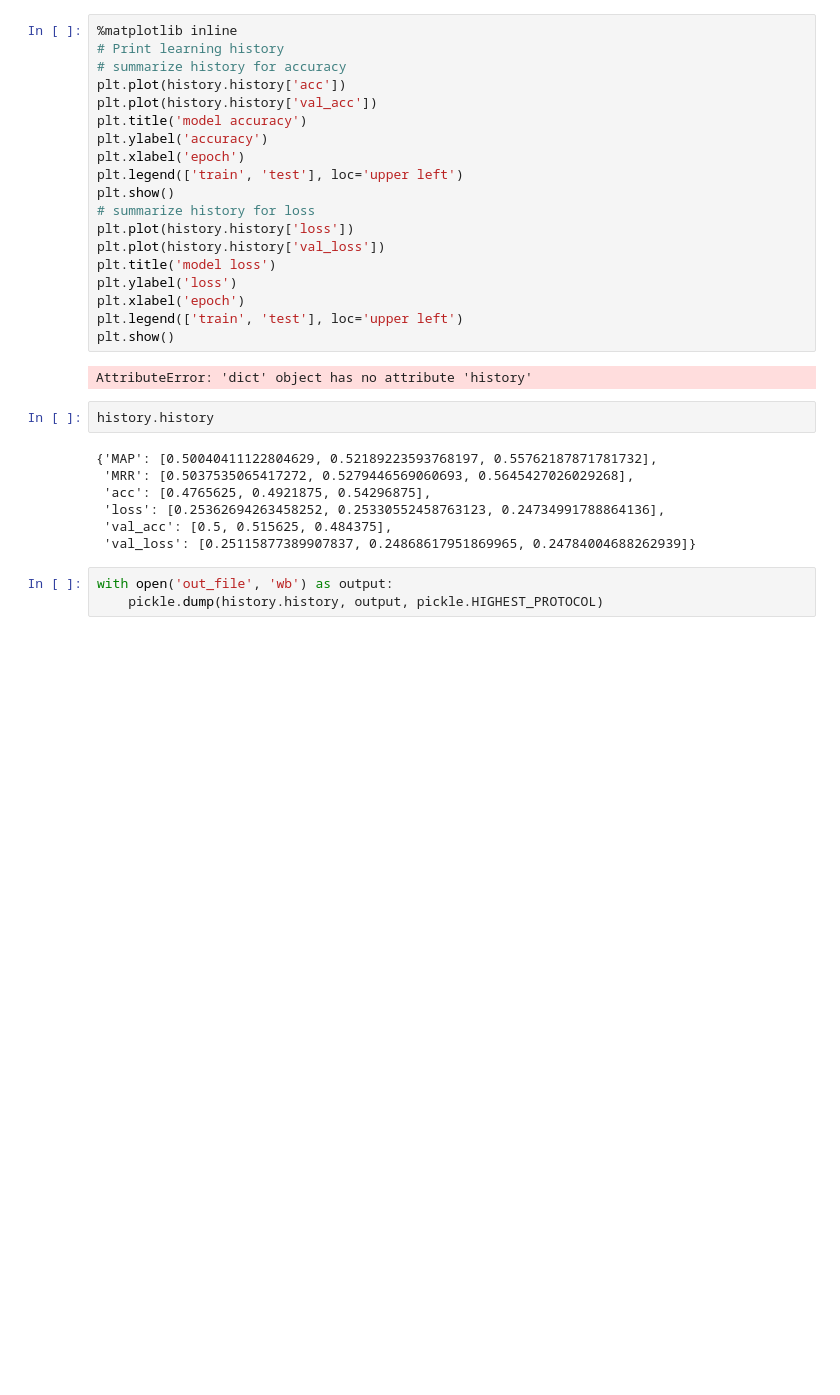
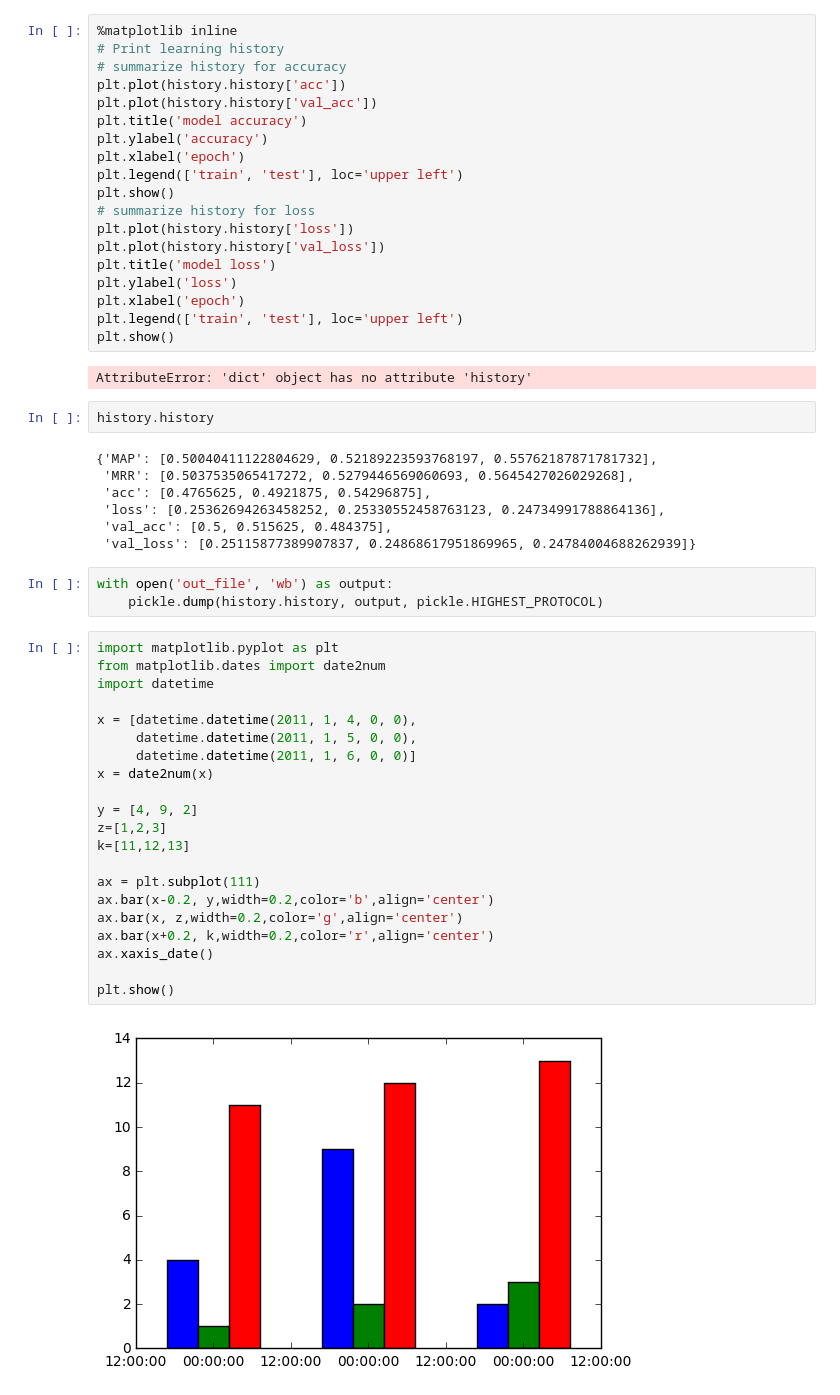
Before and after one commit to andresrosso/passage_retrieval, a Jupyter notebook: code/Keras_ConvNet_test_model.ipynb, the cells around one changed output. Saved outputs shown, nothing was run; the diff lists cells and outputs as text; blank space fills up the shorter version.

```diff
--- a/code/Keras_ConvNet_test_model.ipynb
+++ b/code/Keras_ConvNet_test_model.ipynb
@@ -621,3 +717,26 @@ history.history
 # %%
 with open('out_file', 'wb') as output:
     pickle.dump(history.history, output, pickle.HIGHEST_PROTOCOL)
+# %%
+import matplotlib.pyplot as plt
+from matplotlib.dates import date2num
+import datetime
+
+x = [datetime.datetime(2011, 1, 4, 0, 0),
+     datetime.datetime(2011, 1, 5, 0, 0),
+     datetime.datetime(2011, 1, 6, 0, 0)]
+x = date2num(x)
+
+y = [4, 9, 2]
+z=[1,2,3]
+k=[11,12,13]
+
+ax = plt.subplot(111)
+ax.bar(x-0.2, y,width=0.2,color='b',align='center')
+ax.bar(x, z,width=0.2,color='g',align='center')
+ax.bar(x+0.2, k,width=0.2,color='r',align='center')
+ax.xaxis_date()
+
+plt.show()
+# %% [output]
+[figure, added]
```
Also changed, not shown: parts of 50 cells of this notebook, 14 other files.
